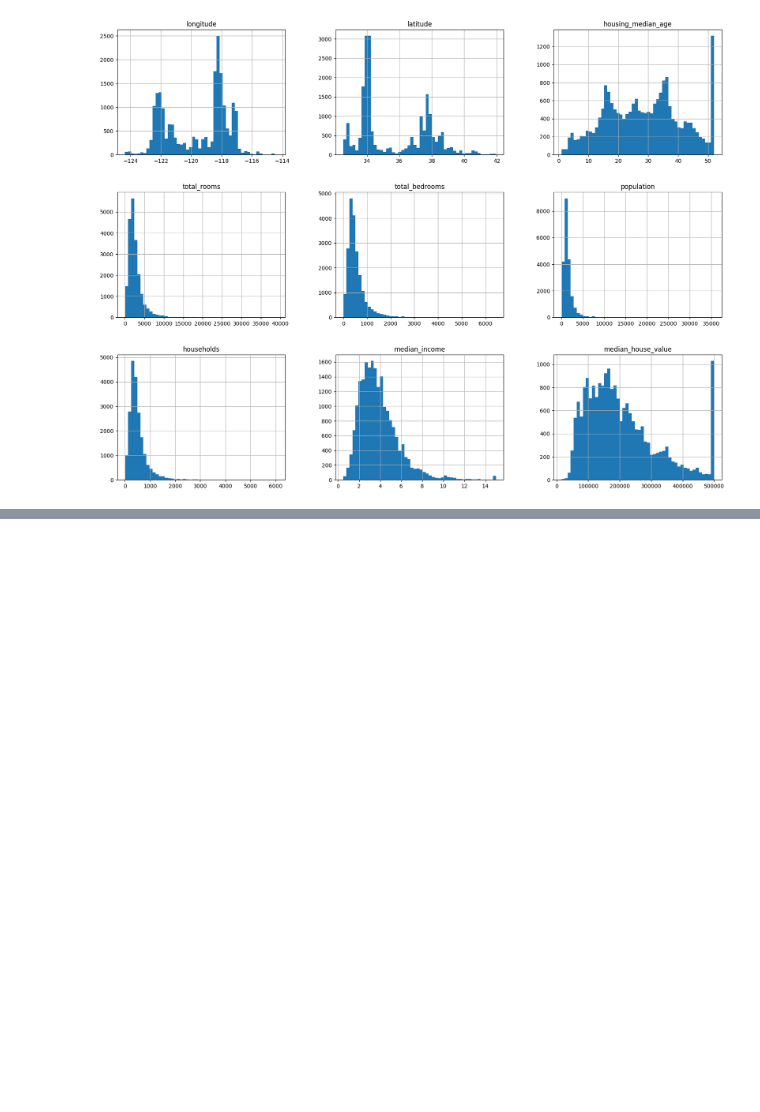
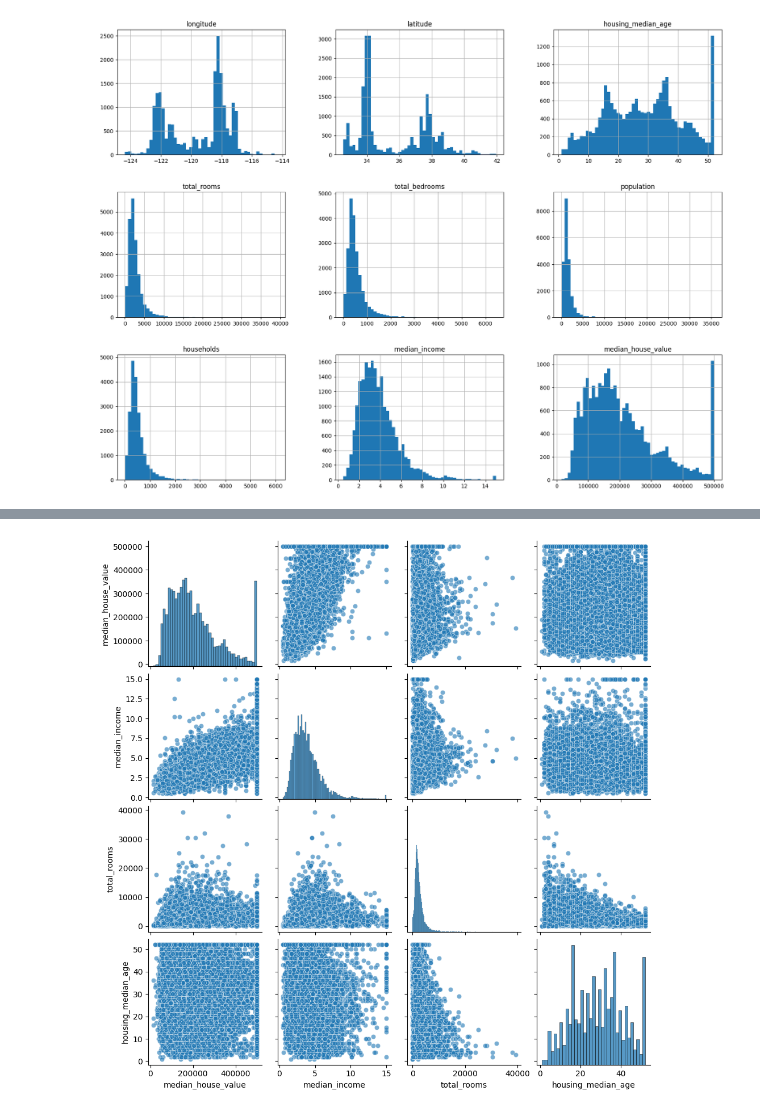
Before and after one commit to gagan-bajwa/house-price-prediction, a Jupyter notebook: housing.ipynb, the cells around one changed output, grey strips where cells are left out. Cells and saved outputs as stored; diff of their text form; code cells hidden in the pictures; blank space fills up the shorter version.

```diff
--- a/housing.ipynb
+++ b/housing.ipynb
@@ -87,0 +149,7 @@ plt.show()
+# %%
+attributes = ["median_house_value", "median_income", "total_rooms",
+"housing_median_age"]
+sns.pairplot(housing[attributes],plot_kws = {'alpha': 0.6})
+plt.show()
+# %% [output]
+[figure, added]
```
Also changed, not shown: parts of 56 cells of this notebook, 1 other file.
